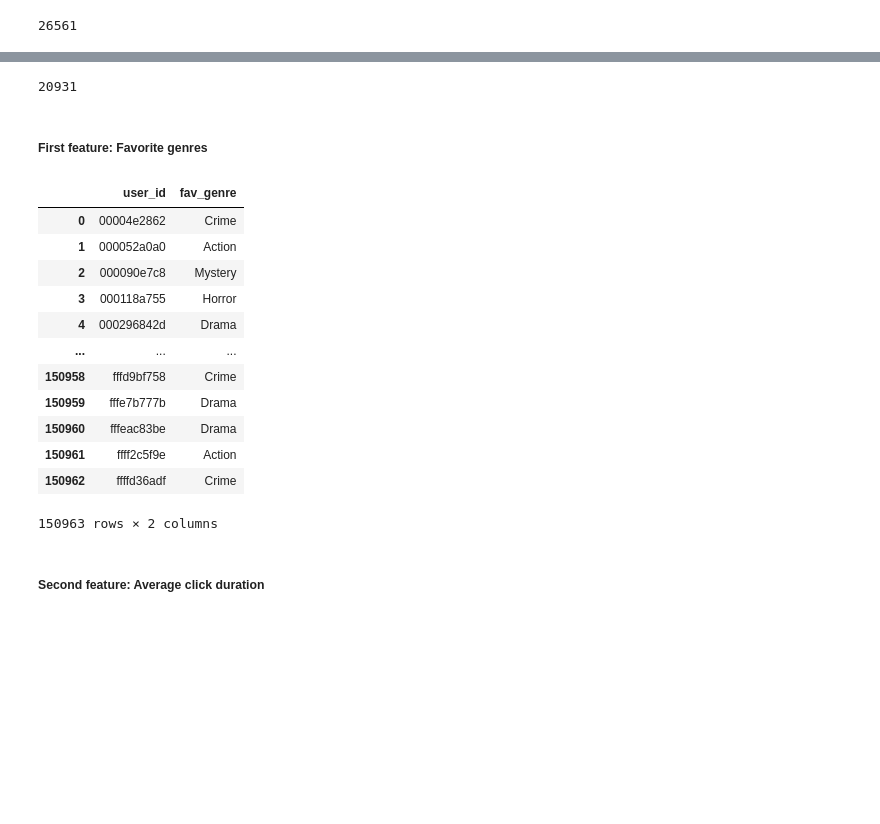
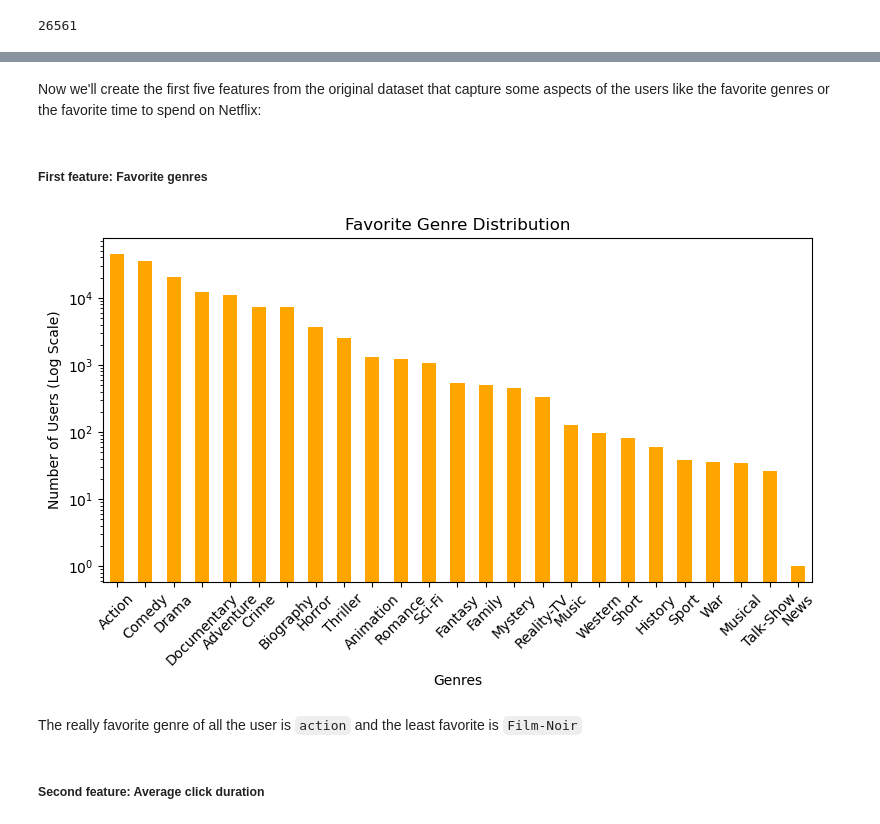
Before and after one commit to Alessandra9922/ADM_HW4_Group_8, a Jupyter notebook: Question_2/Question_2.ipynb, the cells around one changed output, grey strips where cells are left out. Saved outputs shown, nothing was run; the diff lists cells and outputs as text; code cells hidden in the pictures; blank space fills up the shorter version.

```diff
--- a/Question_2/Question_2.ipynb
+++ b/Question_2/Question_2.ipynb
@@ -117,5 +83 @@ unique_genres
-# %%
-(dataset['duration'] < 0 ).sum()
-# %% [output]
-20931
 # %%
@@ -122,28 +85,43 @@ unique_genres
 dataset = dataset[dataset['duration'] >=0]
+# %% [markdown]
+Now we'll create the first five features from the original dataset that capture some aspects of the users like the favorite genres or the favorite time to spend on Netflix:
 # %% [markdown]
 ##### First feature: Favorite genres
 # %%
+# Creating a new DataFrame
 dataset_feature_1 = dataset[['user_id', 'duration', 'genres_list']].copy()
+
+# Exploding the 'genres_list' column to have one row per genre per user
 dataset_feature_1 = dataset_feature_1.explode('genres_list')
-dataset_feature_1=dataset_feature_1.groupby(['user_id', 'genres_list'])['duration'].sum().reset_index()
-max_duration_genres=dataset_feature_1.loc[dataset_feature_1.groupby('user_id')['duration'].idxmax()]
+
+# Grouping by 'user_id' and 'genres_list', then summing up the 'duration' for each group
+dataset_feature_1 = dataset_feature_1.groupby(['user_id', 'genres_list'])['duration'].sum().reset_index()
+
+# Finding the row indices with the maximum duration for each user
+max_duration_genres = dataset_feature_1.loc[dataset_feature_1.groupby('user_id')['duration'].idxmax()]
+
+# Creating a DataFrame with columns 'user_id' and 'fav_genre'
 dataset_user = max_duration_genres.assign(fav_genre=max_duration_genres['genres_list'])[['user_id', 'fav_genre']]
+
+# Resetting the index of the DataFrame and dropping the old index
 dataset_user.reset_index(drop=True, inplace=True)
-dataset_user
-# %% [output]
-|  | user_id | fav_genre |
-| 0 | 00004e2862 | Crime |
-| 1 | 000052a0a0 | Action |
-| 2 | 000090e7c8 | Mystery |
-| 3 | 000118a755 | Horror |
-| 4 | 000296842d | Drama |
-| ... | ... | ... |
-| 150958 | fffd9bf758 | Crime |
-| 150959 | fffe7b777b | Drama |
-| 150960 | fffeac83be | Drama |
-| 150961 | ffff2c5f9e | Action |
-| 150962 | ffffd36adf | Crime |
-150963 rows × 2 columns
+# %%
+#Let's do a plot to see the favorite genre distribution
+counts = dataset_user['fav_genre'].value_counts()
+
+plt.figure(figsize=(8, 5))
+counts.plot(kind='bar', color='orange')
+plt.title('Favorite Genre Distribution')
+plt.yscale('log')
+plt.xlabel('Genres')
+plt.ylabel('Number of Users (Log Scale)')
+plt.xticks(rotation=45)
+plt.tight_layout()
+plt.show()
+# %% [output]
+[figure, added]
+# %% [markdown]
+The really favorite genre of all the user is `action` and the least favorite is `Film-Noir`
 # %% [markdown]
 ##### Second feature: Average click duration
 # %%
```
Also changed, not shown: parts of 45 cells of this notebook.
